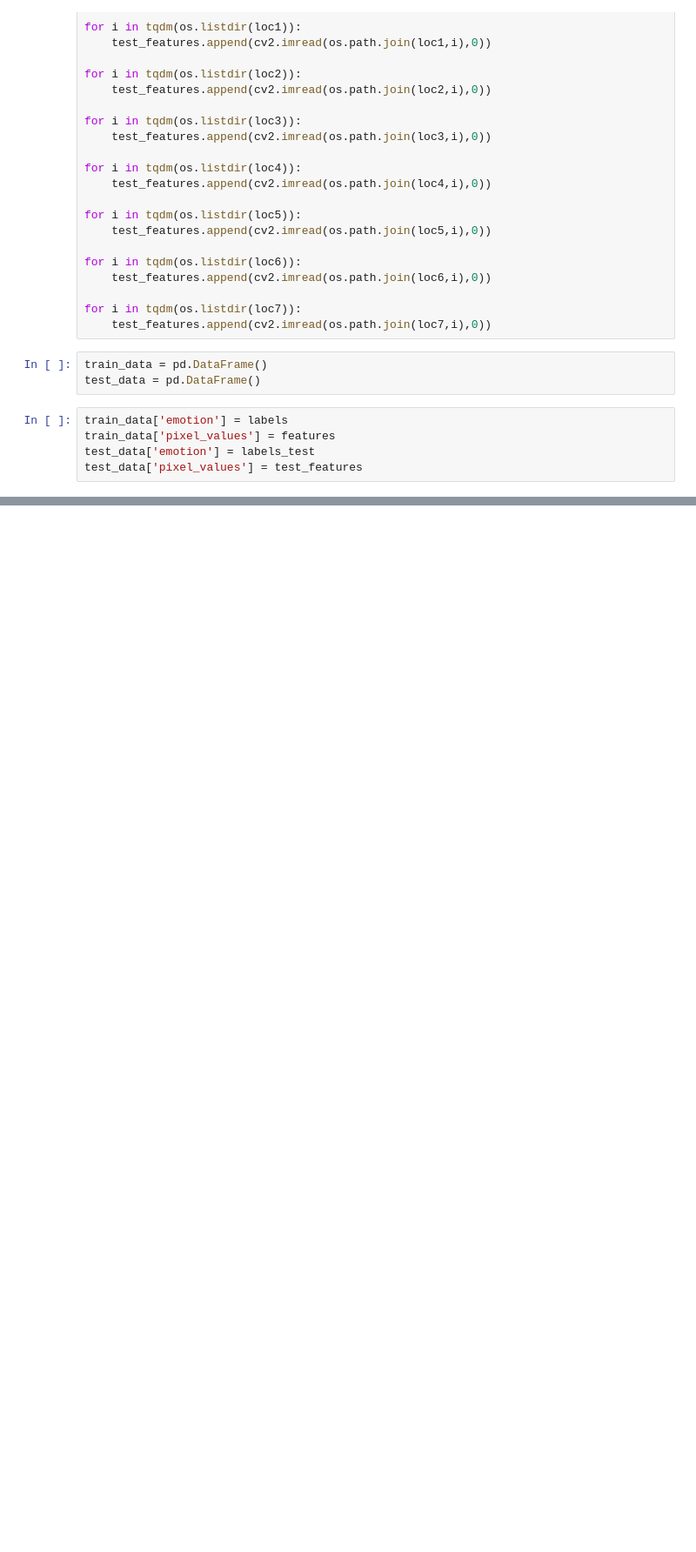
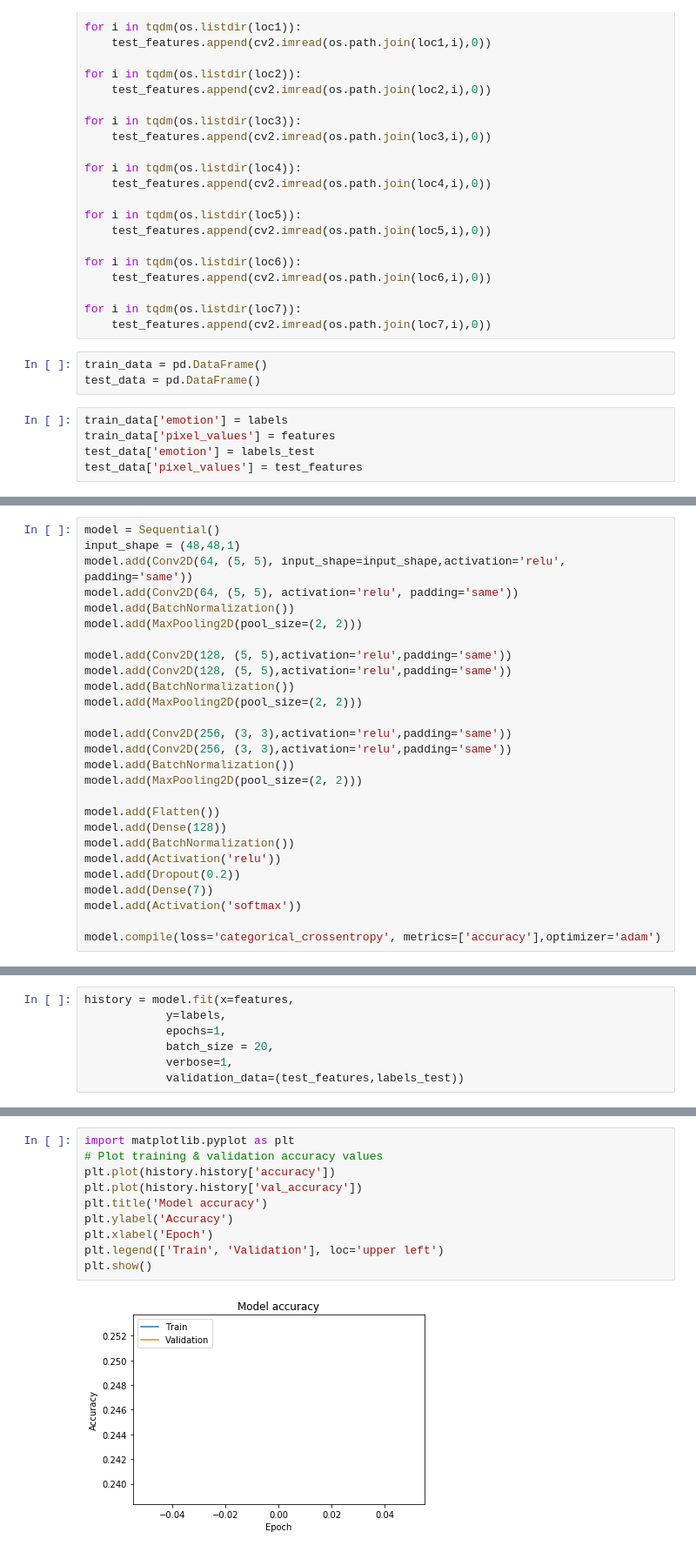
Before and after one commit to Isegu/Facial_Expression_Saturdays, a Jupyter notebook: Facial_Expression_Saturdays.ipynb, the cells around one changed output, grey strips where cells are left out. Shown at 87% size. Drawn from its saved outputs; the diff is of its cells as text; blank space fills up the shorter version.

```diff
--- a/Facial_Expression_Saturdays.ipynb
+++ b/Facial_Expression_Saturdays.ipynb
@@ -184,0 +219,27 @@ Testing labels shape (3589, 7)
+# %%
+model = Sequential()
+input_shape = (48,48,1)
+model.add(Conv2D(64, (5, 5), input_shape=input_shape,activation='relu', padding='same'))
+model.add(Conv2D(64, (5, 5), activation='relu', padding='same'))
+model.add(BatchNormalization())
+model.add(MaxPooling2D(pool_size=(2, 2)))
+
+model.add(Conv2D(128, (5, 5),activation='relu',padding='same'))
+model.add(Conv2D(128, (5, 5),activation='relu',padding='same'))
+model.add(BatchNormalization())
+model.add(MaxPooling2D(pool_size=(2, 2)))
+
+model.add(Conv2D(256, (3, 3),activation='relu',padding='same'))
+model.add(Conv2D(256, (3, 3),activation='relu',padding='same'))
+model.add(BatchNormalization())
+model.add(MaxPooling2D(pool_size=(2, 2)))
+
+model.add(Flatten())
+model.add(Dense(128))
+model.add(BatchNormalization())
+model.add(Activation('relu'))
+model.add(Dropout(0.2))
+model.add(Dense(7))
+model.add(Activation('softmax'))
+
+model.compile(loss='categorical_crossentropy', metrics=['accuracy'],optimizer='adam')
@@ -184,0 +269,7 @@ Testing labels shape (3589, 7)
+# %%
+history = model.fit(x=features,
+            y=labels,
+            epochs=1,
+            batch_size = 20,
+            verbose=1,
+            validation_data=(test_features,labels_test))
@@ -184,0 +291,12 @@ Testing labels shape (3589, 7)
+# %%
+import matplotlib.pyplot as plt
+# Plot training & validation accuracy values
+plt.plot(history.history['accuracy'])
+plt.plot(history.history['val_accuracy'])
+plt.title('Model accuracy')
+plt.ylabel('Accuracy')
+plt.xlabel('Epoch')
+plt.legend(['Train', 'Validation'], loc='upper left')
+plt.show()
+# %% [output]
+[figure, added]
```
Also changed, not shown: parts of 14 cells of this notebook.
